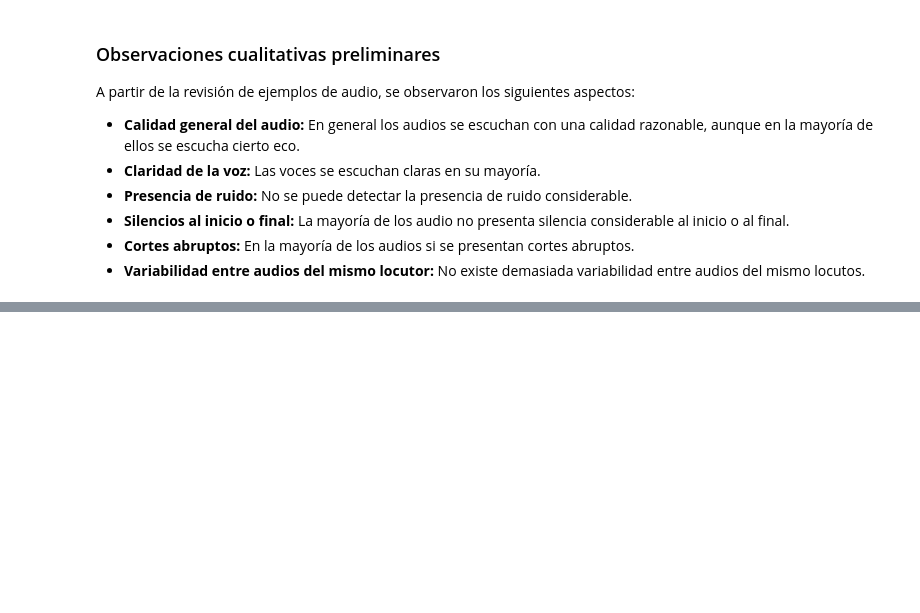
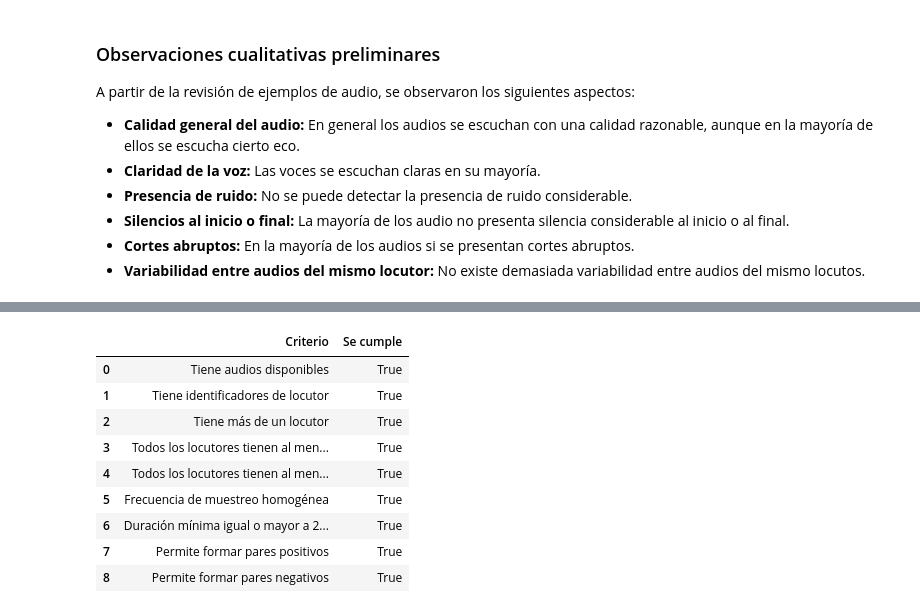
Before and after one commit to CoderDiegoMaximiliano/Servicio-Social-RN-Voz-Forense, a Jupyter notebook: CODIGOS/EXPERIMENTOS/01_exploracion_ciempiess.ipynb, the cells around one changed output, grey strips where cells are left out. Drawn from its saved outputs; the diff is of its cells as text; code cells hidden in the pictures; blank space fills up the shorter version.

```diff
--- a/CODIGOS/EXPERIMENTOS/01_exploracion_ciempiess.ipynb
+++ b/CODIGOS/EXPERIMENTOS/01_exploracion_ciempiess.ipynb
@@ -1367,0 +1843,42 @@ A partir de la revisión de ejemplos de audio, se observaron los siguientes aspe
+# %%
+# ============================================================
+# Evaluación automática de criterios básicos
+# ============================================================
+
+criterios_viabilidad = pd.DataFrame({
+    "Criterio": [
+        "Tiene audios disponibles",
+        "Tiene identificadores de locutor",
+        "Tiene más de un locutor",
+        "Todos los locutores tienen al menos 2 audios",
+        "Todos los locutores tienen al menos 5 audios",
+        "Frecuencia de muestreo homogénea",
+        "Duración mínima igual o mayor a 2 segundos",
+        "Permite formar pares positivos",
+        "Permite formar pares negativos"
+    ],
+    "Se cumple": [
+        len(df_limpieza) > 0,
+        df_limpieza["speaker_id"].notna().all(),
+        df_limpieza["speaker_id"].nunique() > 1,
+        resumen_locutor_limpio["n_audios"].min() >= 2,
+        resumen_locutor_limpio["n_audios"].min() >= 5,
+        df_limpieza["sampling_rate"].nunique() == 1,
+        df_limpieza["duration_sec"].min() >= 2,
+        total_pares_positivos_limpio > 0,
+        total_pares_negativos_limpio > 0
+    ]
+})
+
+criterios_viabilidad
+# %% [output]
+|  | Criterio | Se cumple |
+| 0 | Tiene audios disponibles | True |
+| 1 | Tiene identificadores de locutor | True |
+| 2 | Tiene más de un locutor | True |
+| 3 | Todos los locutores tienen al men... | True |
+| 4 | Todos los locutores tienen al men... | True |
+| 5 | Frecuencia de muestreo homogénea | True |
+| 6 | Duración mínima igual o mayor a 2... | True |
+| 7 | Permite formar pares positivos | True |
+| 8 | Permite formar pares negativos | True |
```
Also changed, not shown: parts of 29 cells of this notebook, 20 other files.
